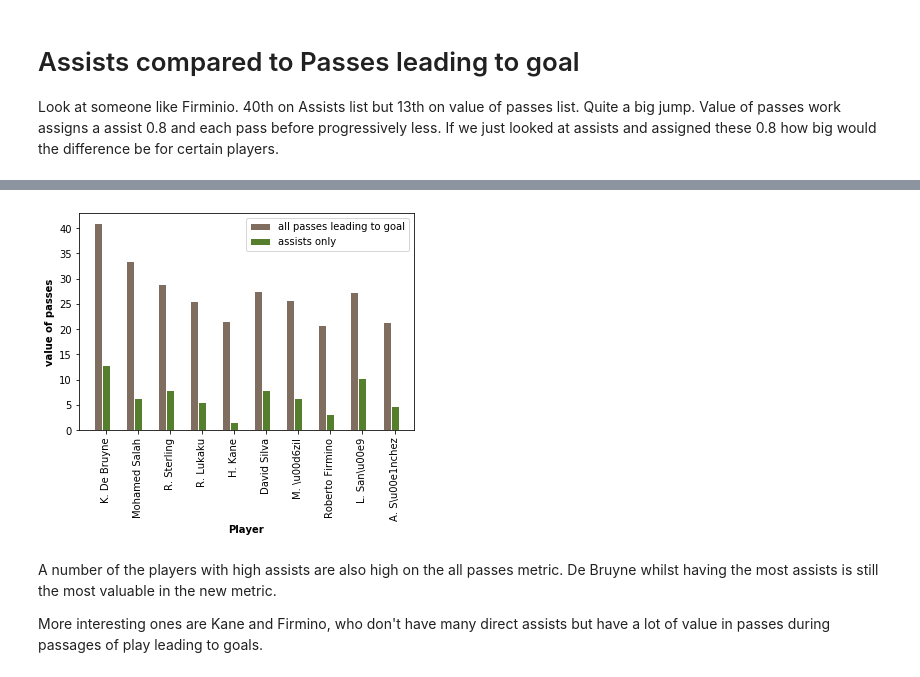
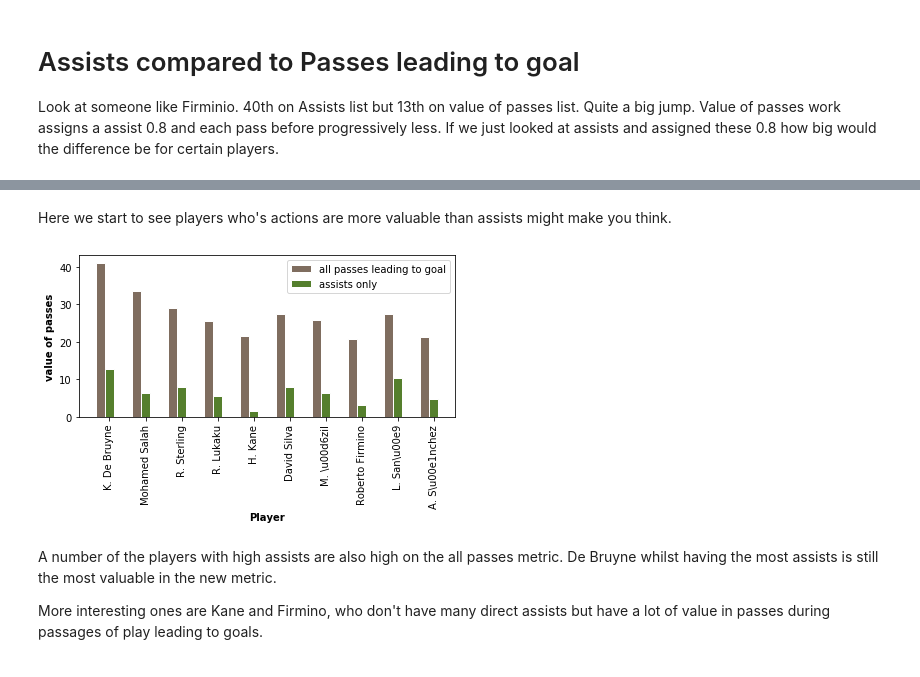
Before and after one commit to AndrewWalker251/football_analytics, a Jupyter notebook: Data Exploration.ipynb, the cells around one changed output, grey strips where cells are left out. Cells and saved outputs as stored; diff of their text form; code cells hidden in the pictures.

```diff
--- a/Data Exploration.ipynb
+++ b/Data Exploration.ipynb
@@ -27,11 +28,10 @@ for char in "{[yx:']} ":
 
 df_events['positions'] = df_events['positions'].str.split(',')
 pos = pd.DataFrame(df_events["positions"].to_list(), columns=['y', 'x','y2','x2'])
-df_events = df_events.merge(pos ,left_on=df_events.index, right_on = pos.index)
+df_events = df_events.merge(pos , how= 'left', left_index=True, right_index = True)
 
-# Need to check this next line isn't removing stuff i don't want to remove.
 df_events.dropna(subset=['y', 'x','y2','x2'], inplace=True)
-
+df_events.reset_index(inplace=True)
 # Create the change in x and change in y columns
 df_events['dx'] = df_events['x2'].astype(int) - df_events['x'].astype(int)
 df_events['dy'] = df_events['y2'].astype(int) - df_events['y'].astype(int)
@@ -75,7 +75,7 @@ pitch()
 # %% [markdown]
 # Support Functions
 # %%
-def bar_graph(df, bar_1, bar_2, y_axis_label, label1, label2):
+def bar_graph(df, bar_1, bar_2, y_axis_label, label1, label2, filename = 'draft'):
     # set width of bar
     barWidth = 0.25
 
@@ -99,6 +99,8 @@ def bar_graph(df, bar_1, bar_2, y_axis_label, label1, label2):
 
     # Create legend & Show graphic
     plt.legend()
+    plt.tight_layout()
+    plt.savefig('pass_results/{}.png'.format(filename))
     plt.show()
 # %% [markdown]
 # Explore One Season
@@ -405,4 +449,4 @@ If we just looked at assists and assigned these 0.8 how big would the difference
 compare_df = player_contribution.merge(assists[['value_of_assists','playerId']], how='left', left_on='playerId', right_on='playerId')
 compare_df[['value_of_action', 'number_of_actions' , 'value_of_assists','shortName']]
 compare_df['diff'] =  compare_df['value_of_action'] - compare_df['value_of_assists']
-compare_df = compare_df[['diff','value_of_action','value_of_assists','shortName']].sort_values('diff', ascending=False).head(10)
+compare_df = compare_df[['diff','value_of_action','value_of_assists','shortName']].sort_values('diff', ascending=False)
@@ -423,7 +461,12 @@ compare_df
+# %% [markdown]
+Here we start to see players who's actions are more valuable than assists might make you think.
 # %%
-bar_graph(compare_df, bar_1 = 'value_of_action', bar_2 ='value_of_assists',  y_axis_label='value of passes', label1='all passes leading to goal', label2='assists only')
+top_10_value = compare_df.head(10)
+bar_graph(top_10_value, bar_1 = 'value_of_action', bar_2 ='value_of_assists',  y_axis_label='value of passes',
+          label1='all passes leading to goal', label2='assists only',
+          filename = 'High_value_passes.png')
 # %% [output]
-[figure, old version]
+[figure, new version]
 # %% [markdown]
 A number of the players with high assists are also high on the all passes metric. De Bruyne whilst having the most assists is still the most valuable in the new metric.
 
```
Also changed, not shown: parts of 25 cells of this notebook, 21 other files.
